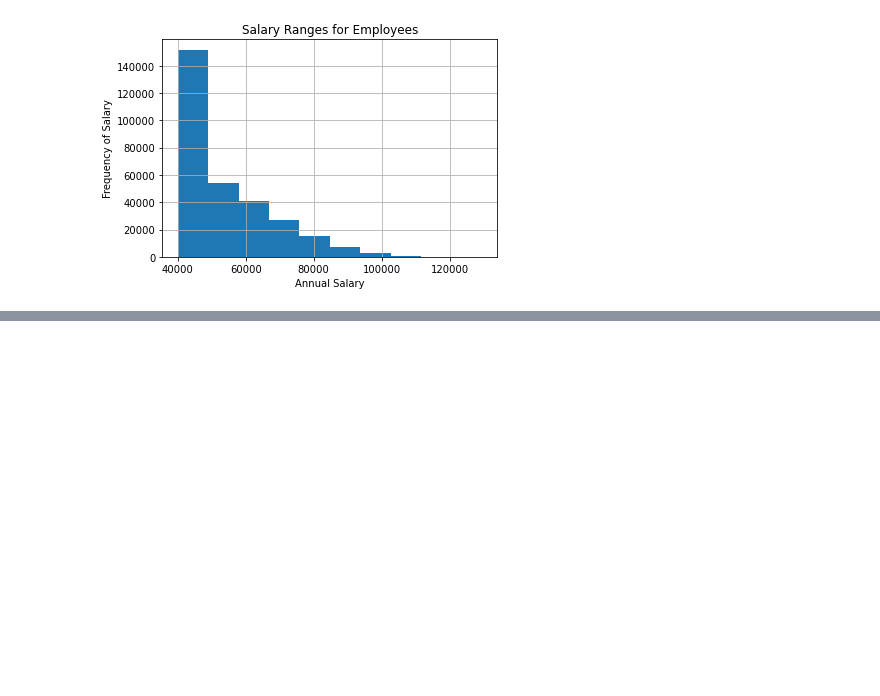
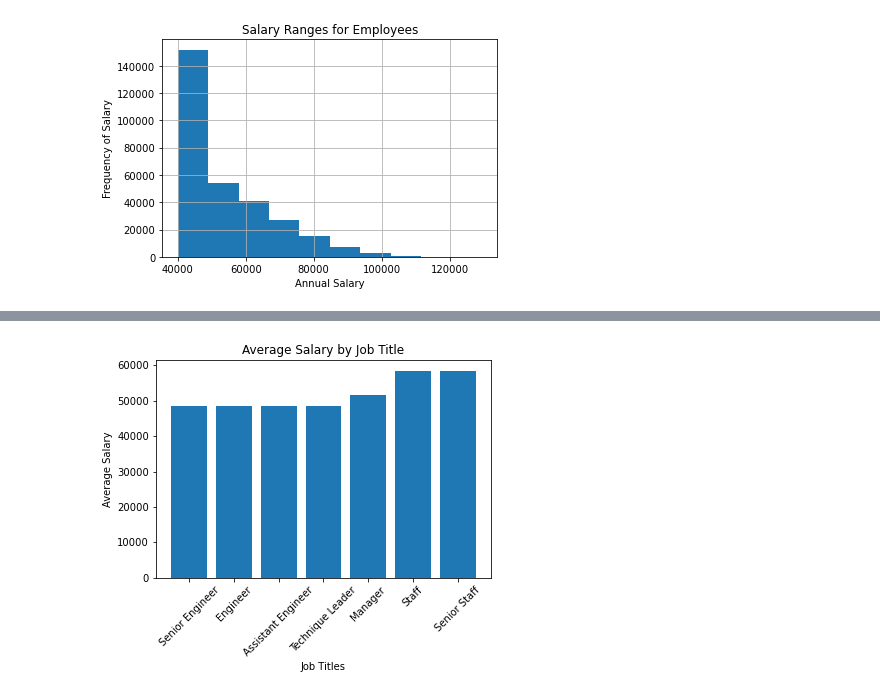
Before and after one commit to alplky/sql-challenge, a Jupyter notebook: EmployeeSQL/salary_analysis.ipynb, the cells around one changed output, grey strips where cells are left out. Cells and saved outputs as stored; diff of their text form; code cells hidden in the pictures; blank space fills up the shorter version.

```diff
--- a/EmployeeSQL/salary_analysis.ipynb
+++ b/EmployeeSQL/salary_analysis.ipynb
@@ -54,0 +56,15 @@ salary_df.head()
+# %%
+# create variables for plotting
+titles = salary_df["title"]
+avg_salary = salary_df["avg_salary"]
+
+# create bar plot
+plt.title("Average Salary by Job Title")
+plt.bar(titles, avg_salary)
+plt.xlabel("Job Titles")
+plt.ylabel("Average Salary")
+plt.xticks(rotation=45)
+plt.savefig("images/avg_salary_titles.png")
+plt.show()
+# %% [output]
+[figure, added]
```
Also changed, not shown: parts of 3 cells of this notebook, 3 other files.
